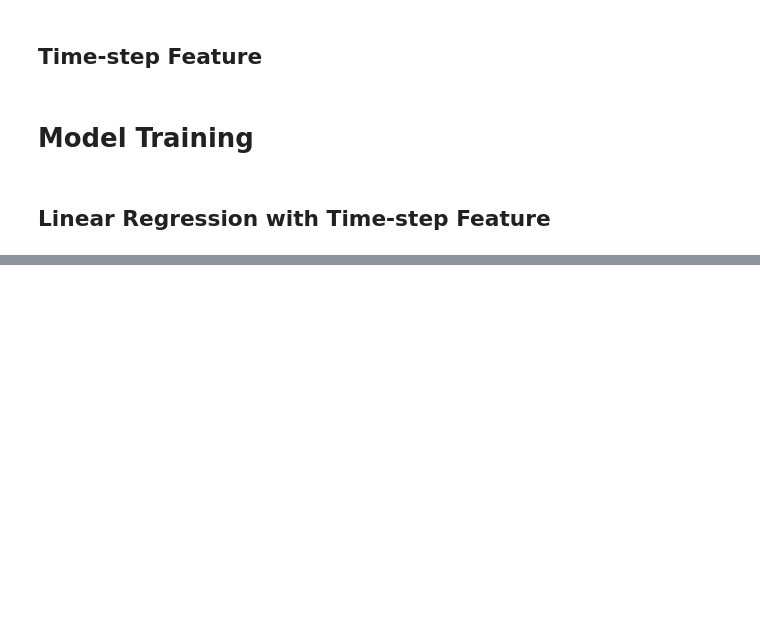
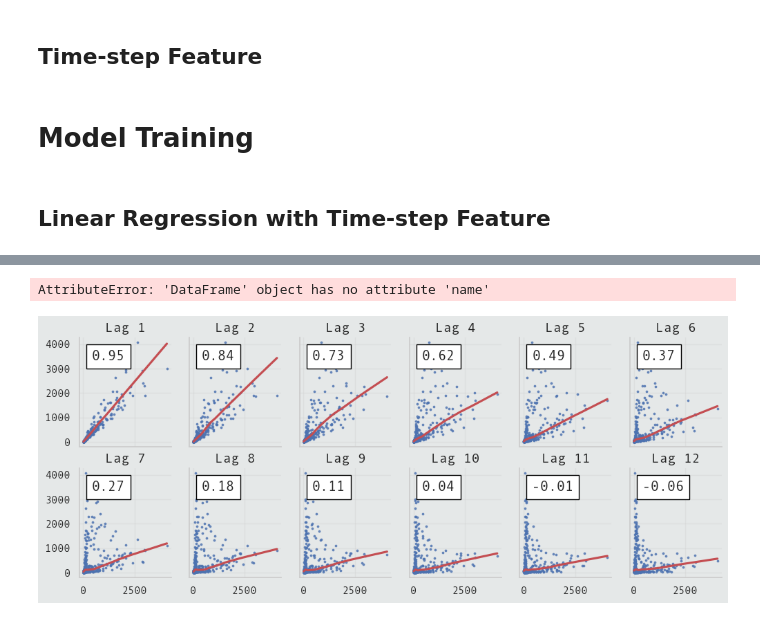
Before and after one commit to Volscente/TimeWarpForecast, a Jupyter notebook: notebooks/flu_trends/exploratory_data_analysis.ipynb, the cells around one changed output, grey strips where cells are left out. Saved outputs shown, nothing was run; the diff lists cells and outputs as text; code cells hidden in the pictures; blank space fills up the shorter version.

Commit message:
Plot lags

```diff
--- a/notebooks/flu_trends/exploratory_data_analysis.ipynb
+++ b/notebooks/flu_trends/exploratory_data_analysis.ipynb
@@ -216,0 +159,57 @@ plot_predictions_vs_time_series(data=(dataset, predictions_lr_time_step.reshape(
+# %%
+import matplotlib.pyplot as plt
+import seaborn as sns
+import math
+from matplotlib.offsetbox import AnchoredText
+
+def lagplot(x, lag=1, ax=None, **kwargs):
+
+    x_ = x.shift(lag)
+    y_ = x
+    corr = y_.corr(x_)
+    if ax is None:
+        fig, ax = plt.subplots()
+    scatter_kws = dict(
+        alpha=0.75,
+        s=3,
+    )
+    line_kws = dict(color='C3', )
+    ax = sns.regplot(x=x_,
+                     y=y_,
+                     scatter_kws=scatter_kws,
+                     line_kws=line_kws,
+                     lowess=True,
+                     ax=ax,
+                     **kwargs)
+    at = AnchoredText(
+        f"{corr:.2f}",
+        prop=dict(size="large"),
+        frameon=True,
+        loc="upper left",
+    )
+    at.patch.set_boxstyle("square, pad=0.0")
+    ax.add_artist(at)
+    ax.set(title=f"Lag {lag}", xlabel=x_.name, ylabel=y_.name)
+    return ax
+
+def plot_lags(time_series, lags=6, nrows=1, **kwargs):
+    kwargs.setdefault('nrows', nrows)
+    kwargs.setdefault('ncols', math.ceil(lags / nrows))
+    kwargs.setdefault('figsize', (kwargs['ncols'] * 2, nrows * 2 + 0.5))
+    fig, axs = plt.subplots(sharex=True, sharey=True, squeeze=False, **kwargs)
+    for ax, k in zip(fig.get_axes(), range(kwargs['nrows'] * kwargs['ncols'])):
+        if k + 1 <= lags:
+            ax = lagplot(time_series, lag=k + 1, ax=ax)
+            ax.set_title(f"Lag {k + 1}", fontdict=dict(fontsize=14))
+            ax.set(xlabel="", ylabel="")
+        else:
+            ax.axis('off')
+    plt.setp(axs[-1, :], xlabel=x.name)
+    plt.setp(axs[:, 0], ylabel=x.name)
+    fig.tight_layout(w_pad=0.1, h_pad=0.1)
+    return fig
+
+_ = plot_lags(dataset.FluVisits, lags=12, nrows=2)
+# %% [output]
+AttributeError: 'DataFrame' object has no attribute 'name'
+[figure, added]
```
Also changed, not shown: parts of 13 cells of this notebook, 1 other file.
